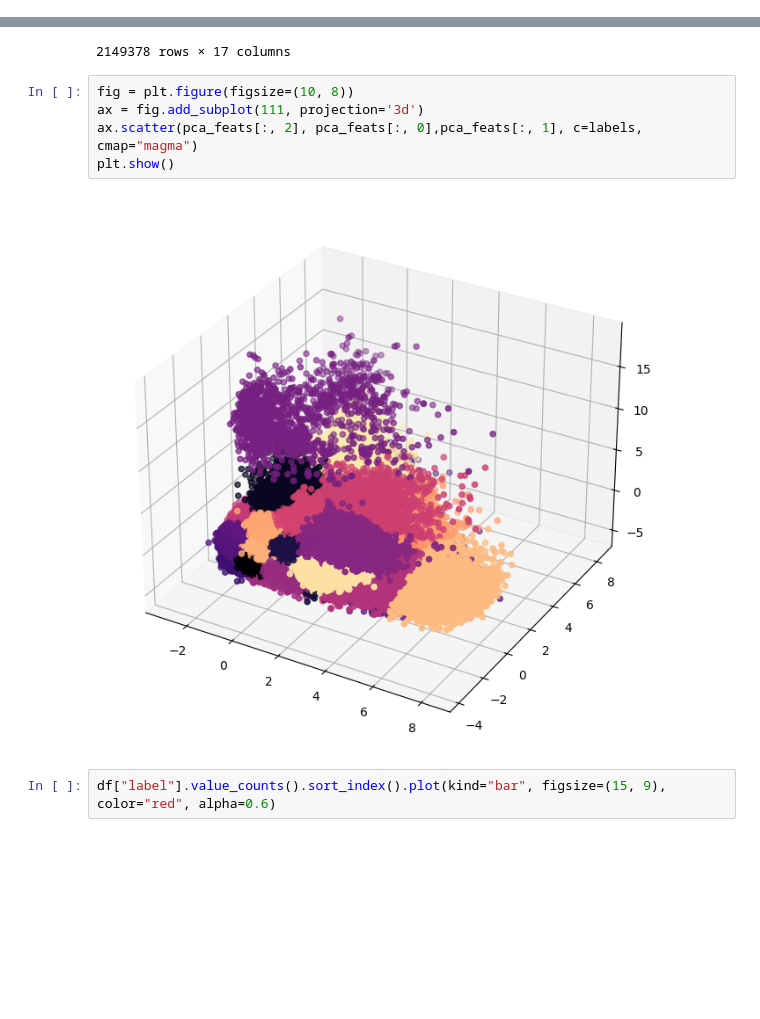
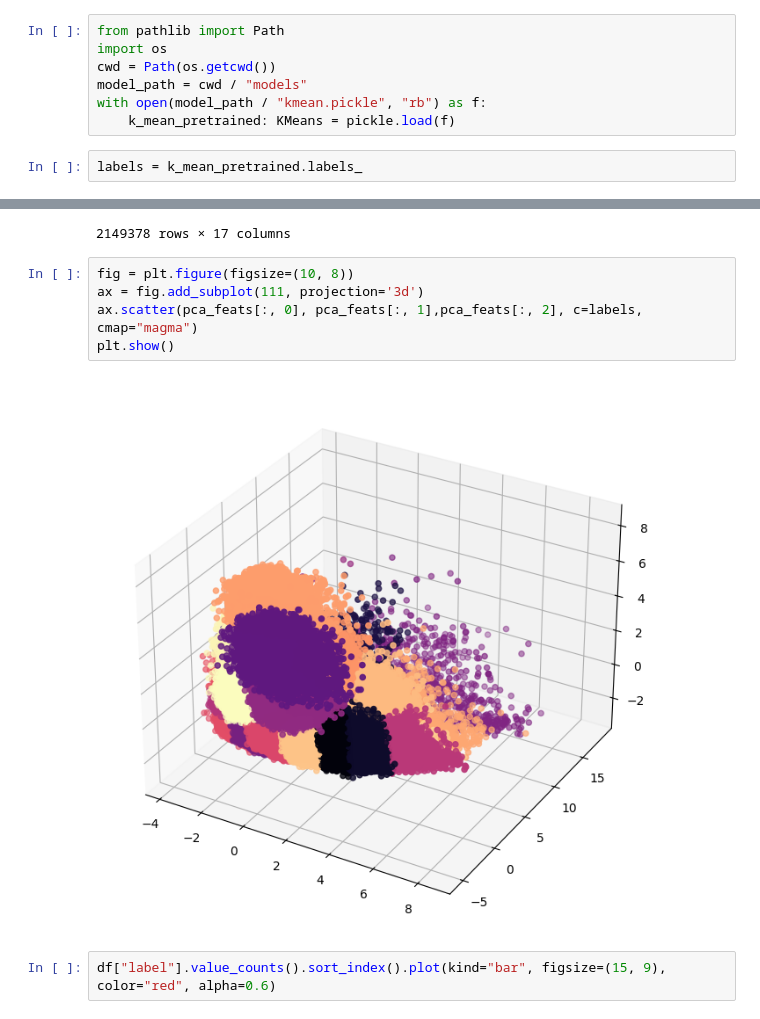
Before and after one commit to anbit192/spotify-rcm, a Jupyter notebook: backend/kmean.ipynb, the cells around one changed output, grey strips where cells are left out. Drawn from its saved outputs; the diff is of its cells as text; blank space fills up the shorter version.

Commit message:
change perspective of plot

```diff
--- a/backend/kmean.ipynb
+++ b/backend/kmean.ipynb
@@ -118,6 +118,15 @@ labels = k_mean.labels_
 labels.shape
 # %% [output]
 (2149378,)
+# %%
+from pathlib import Path
+import os
+cwd = Path(os.getcwd())
+model_path = cwd / "models"
+with open(model_path / "kmean.pickle", "rb") as f:
+    k_mean_pretrained: KMeans = pickle.load(f)
+# %%
+labels = k_mean_pretrained.labels_
 # %%
 df["label"] = labels
 df
@@ -138,10 +147,10 @@ df
 # %%
 fig = plt.figure(figsize=(10, 8))
 ax = fig.add_subplot(111, projection='3d')
-ax.scatter(pca_feats[:, 2], pca_feats[:, 0],pca_feats[:, 1], c=labels, cmap="magma")
+ax.scatter(pca_feats[:, 0], pca_feats[:, 1],pca_feats[:, 2], c=labels, cmap="magma")
 plt.show()
 # %% [output]
-[figure, old version]
+[figure, new version]
 # %%
 df["label"].value_counts().sort_index().plot(kind="bar", figsize=(15, 9), color="red", alpha=0.6)
 # %% [output]
```
Also changed, not shown: parts of 1 cell of this notebook.
